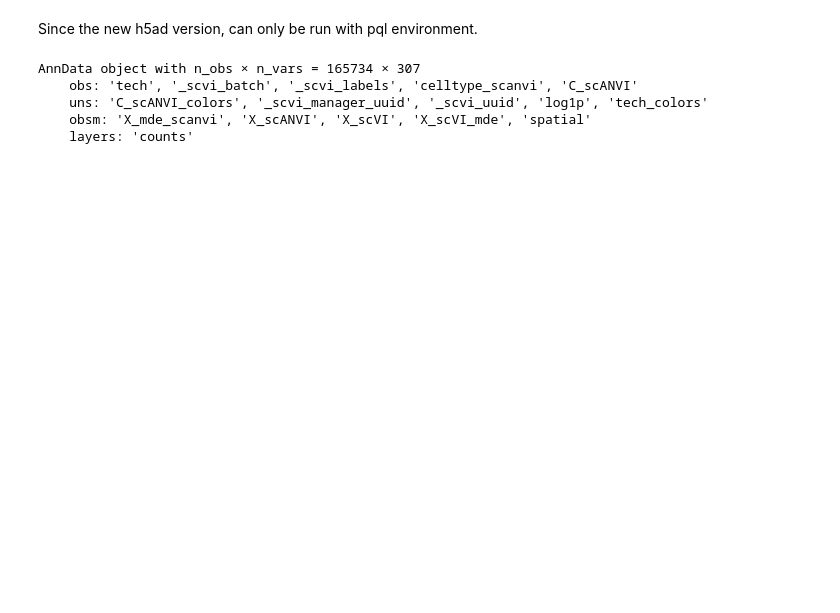
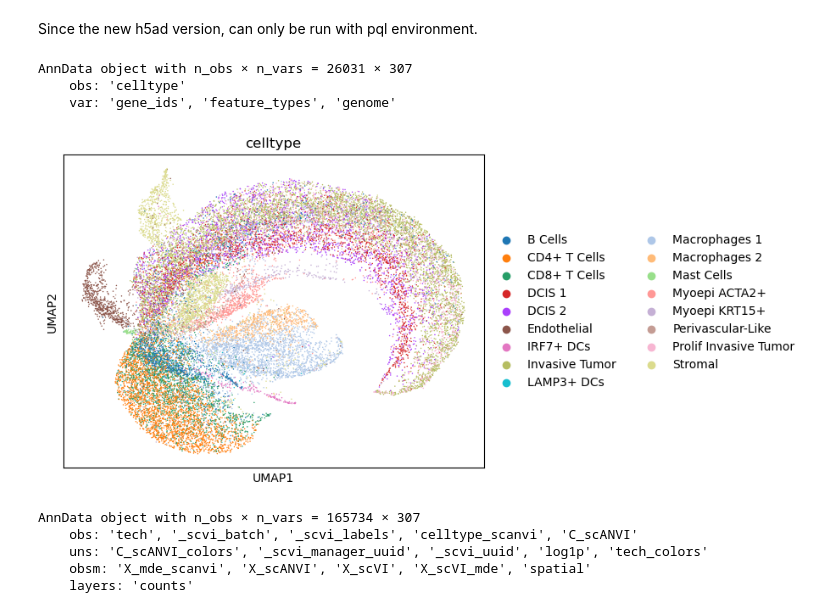
Before and after one commit to statwangz/MCube-tutorial, a Jupyter notebook: docs/source/analysis/breast_cancer/breast_cancer_data.ipynb, the cells around one changed output. Saved outputs shown, nothing was run; the diff lists cells and outputs as text; code cells hidden in the pictures; blank space fills up the shorter version.

```diff
--- a/docs/source/analysis/breast_cancer/breast_cancer_data.ipynb
+++ b/docs/source/analysis/breast_cancer/breast_cancer_data.ipynb
@@ -6,20 +14,25 @@ import anndata as ad
 import numpy as np
 import os
 
-sc_root_dir = "/import/home/share/zw/data/breast_cancer"
-st_root_dir = "/import/home/share/zw/data/breast_cancer/paper_data/downstream_xenium_breast_cancer/scVI_output"
+data_dir = "/import/home/share/zw/data/breast_cancer"
 save_path = "/import/home/share/zw/pql/data/breast_cancer"
 # %% [markdown]
 Since the new h5ad version, can only be run with pql environment.
 # %%
-# # scRNA
-# adata_sc = sc.read_h5ad(f"{sc_root_dir}filtered_sc.h5ad")
-# adata_sc
+# scRNA-seq data
+adata_sc = sc.read_h5ad(os.path.join(data_dir, "filtered_sc.h5ad"))
+adata_sc
+# %% [output]
+AnnData object with n_obs × n_vars = 26031 × 307
+    obs: 'celltype'
+    var: 'gene_ids', 'feature_types', 'genome'
 # %%
 # PCA + UMAP
-# sc.pp.pca(adata_sc)
-# sc.pp.neighbors(adata_sc)
-# sc.tl.umap(adata_sc)
+sc.pp.pca(adata_sc)
+sc.pp.neighbors(adata_sc)
+sc.tl.umap(adata_sc)
 
-# sc.pl.umap(adata_sc, color='celltype')
+sc.pl.umap(adata_sc, color = "celltype")
+# %% [output]
+[figure, added]
 # %%
```
Also changed, not shown: parts of 10 cells of this notebook.
